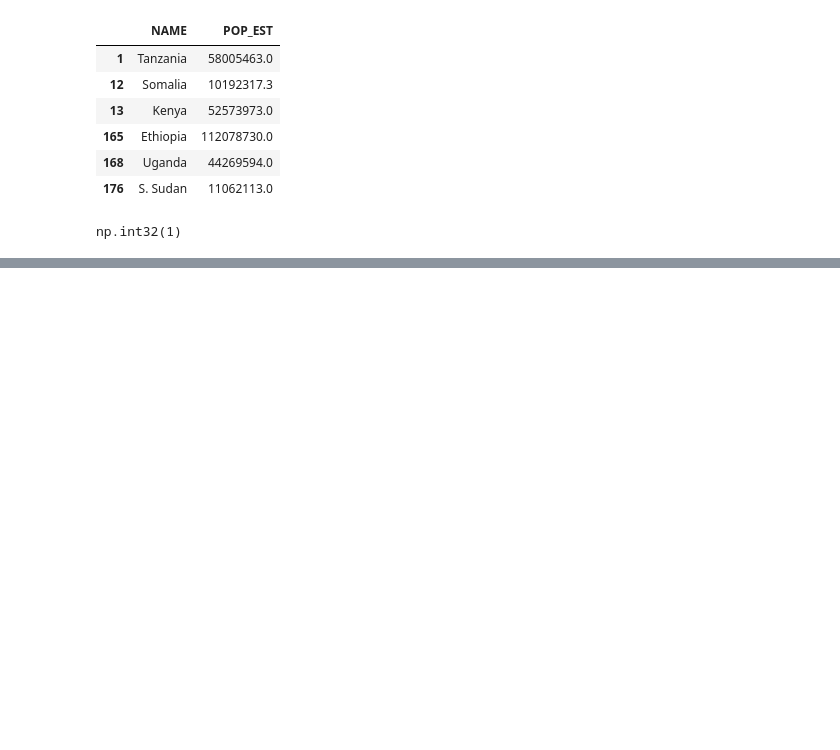
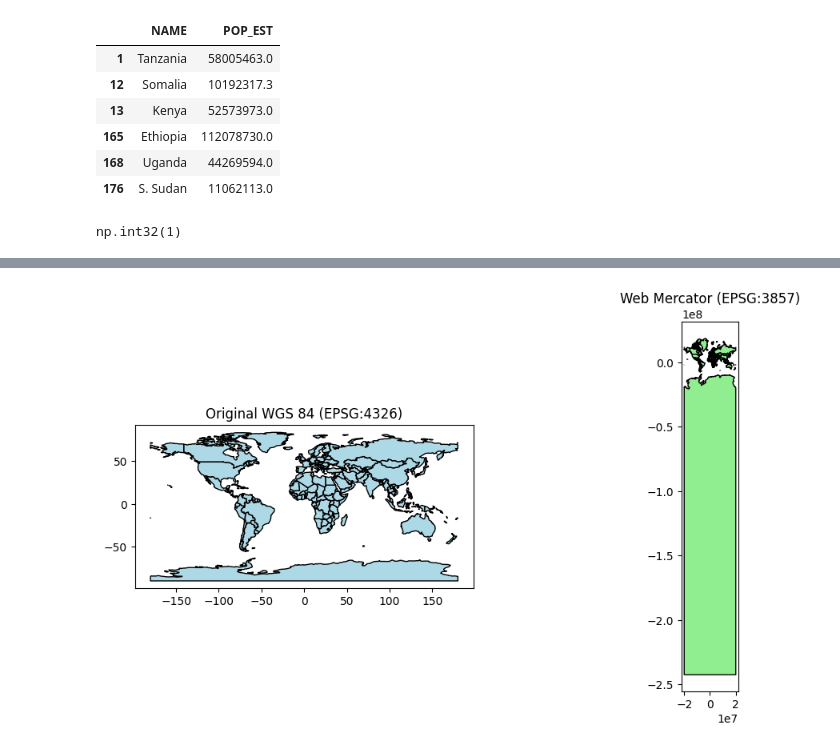
Before and after one commit to b3rian/Geospatial-Analysis, a Jupyter notebook: geopandas tutorial.ipynb, the cells around one changed output, grey strips where cells are left out. Drawn from its saved outputs; the diff is of its cells as text; code cells hidden in the pictures; blank space fills up the shorter version.

```diff
--- a/geopandas tutorial.ipynb
+++ b/geopandas tutorial.ipynb
@@ -47,0 +84,16 @@ np.int32(1)
+# %%
+xy = gdf.to_crs(epsg = 3857)
+
+# Plot original WGS 84
+fig, ax = plt.subplots(1, 2, figsize=(12, 6))
+
+gdf.plot(ax=ax[0], color='lightblue', edgecolor='black')
+ax[0].set_title("Original WGS 84 (EPSG:4326)")
+
+# Reproject to Mercator and plot
+xy.plot(ax=ax[1], color='lightgreen', edgecolor='black')
+ax[1].set_title("Web Mercator (EPSG:3857)")
+
+plt.show()
+# %% [output]
+[figure, added]
```
Also changed, not shown: parts of 4 cells of this notebook.
